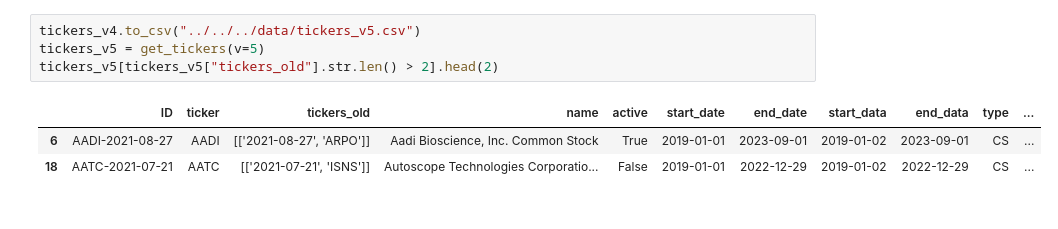
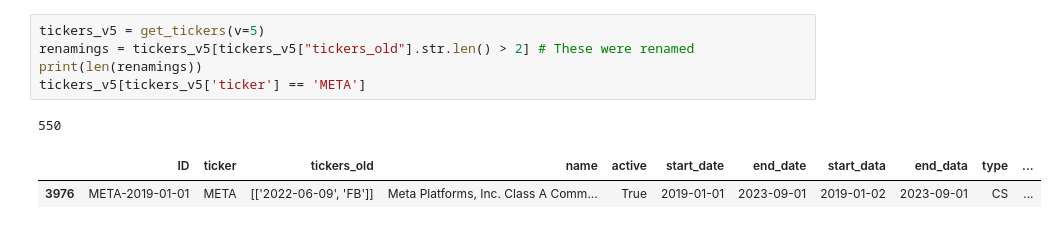
Before and after one commit to shinathan/QSExtended, a Jupyter notebook: data_import/polygon/6_process_renamings.ipynb, the cells around one changed output. Cells and saved outputs as stored; diff of their text form.

```diff
--- a/data_import/polygon/6_process_renamings.ipynb
+++ b/data_import/polygon/6_process_renamings.ipynb
@@ -88,8 +136,9 @@ while True:
 # %%
-tickers_v4.to_csv("../../../data/tickers_v5.csv")
 tickers_v5 = get_tickers(v=5)
-tickers_v5[tickers_v5["tickers_old"].str.len() > 2].head(2)
+renamings = tickers_v5[tickers_v5["tickers_old"].str.len() > 2] # These were renamed
+print(len(renamings))
+tickers_v5[tickers_v5['ticker'] == 'META']
 # %% [output]
+550
 |  | ID | ticker | tickers_old | name | active | start_date | end_date | start_data | end_data | type | ... |
-| 6 | AADI-2021-08-27 | AADI | [['2021-08-27', 'ARPO']] | Aadi Bioscience, Inc. Common Stock | True | 2019-01-01 | 2023-09-01 | 2019-01-02 | 2023-09-01 | CS | ... |
-| 18 | AATC-2021-07-21 | AATC | [['2021-07-21', 'ISNS']] | Autoscope Technologies Corporatio... | False | 2019-01-01 | 2022-12-29 | 2019-01-02 | 2022-12-29 | CS | ... |
+| 3976 | META-2019-01-01 | META | [['2022-06-09', 'FB']] | Meta Platforms, Inc. Class A Comm... | True | 2019-01-01 | 2023-09-01 | 2019-01-02 | 2023-09-01 | CS | ... |
```
Also changed, not shown: parts of 6 cells of this notebook, 3 other files.
